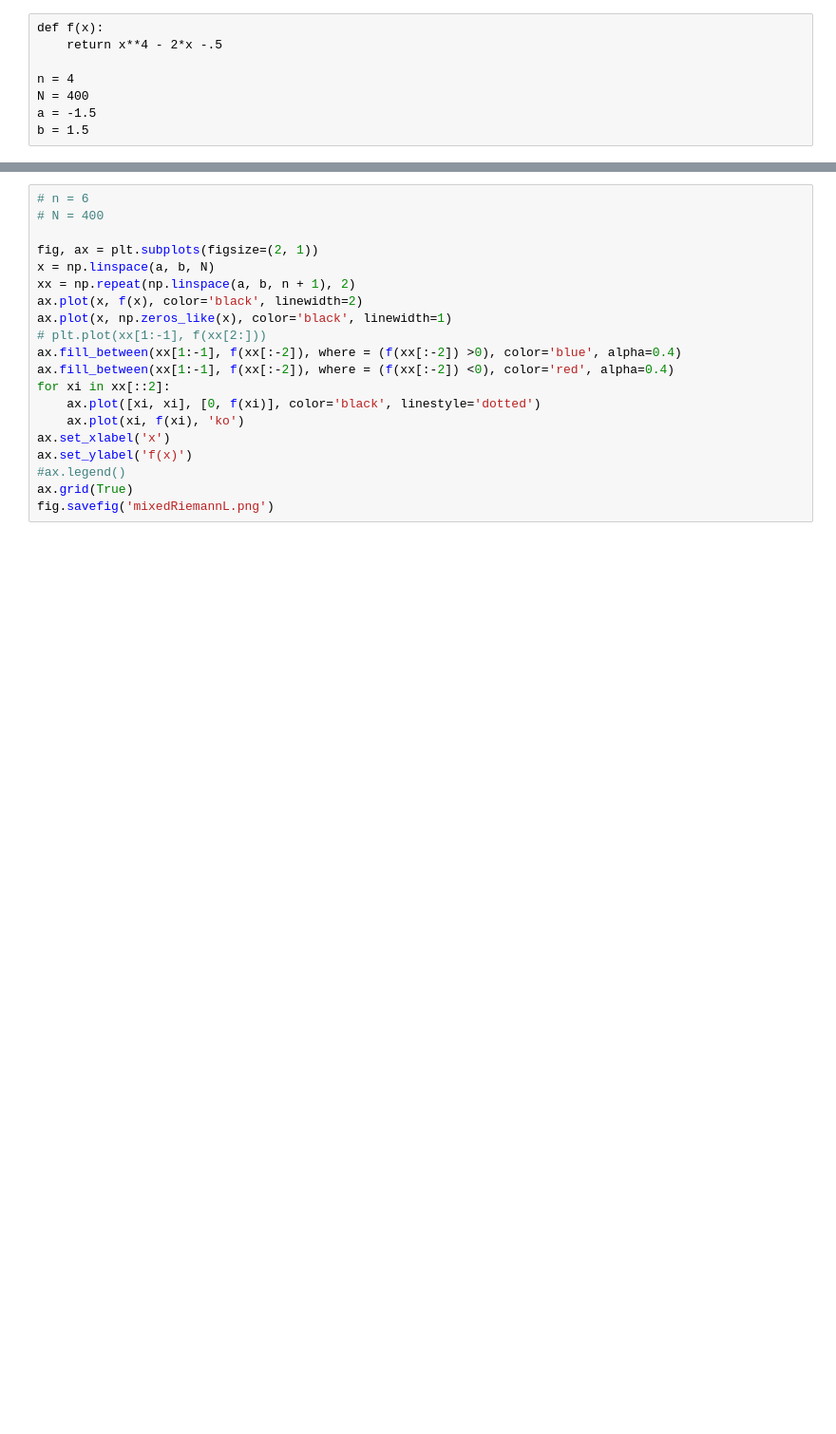
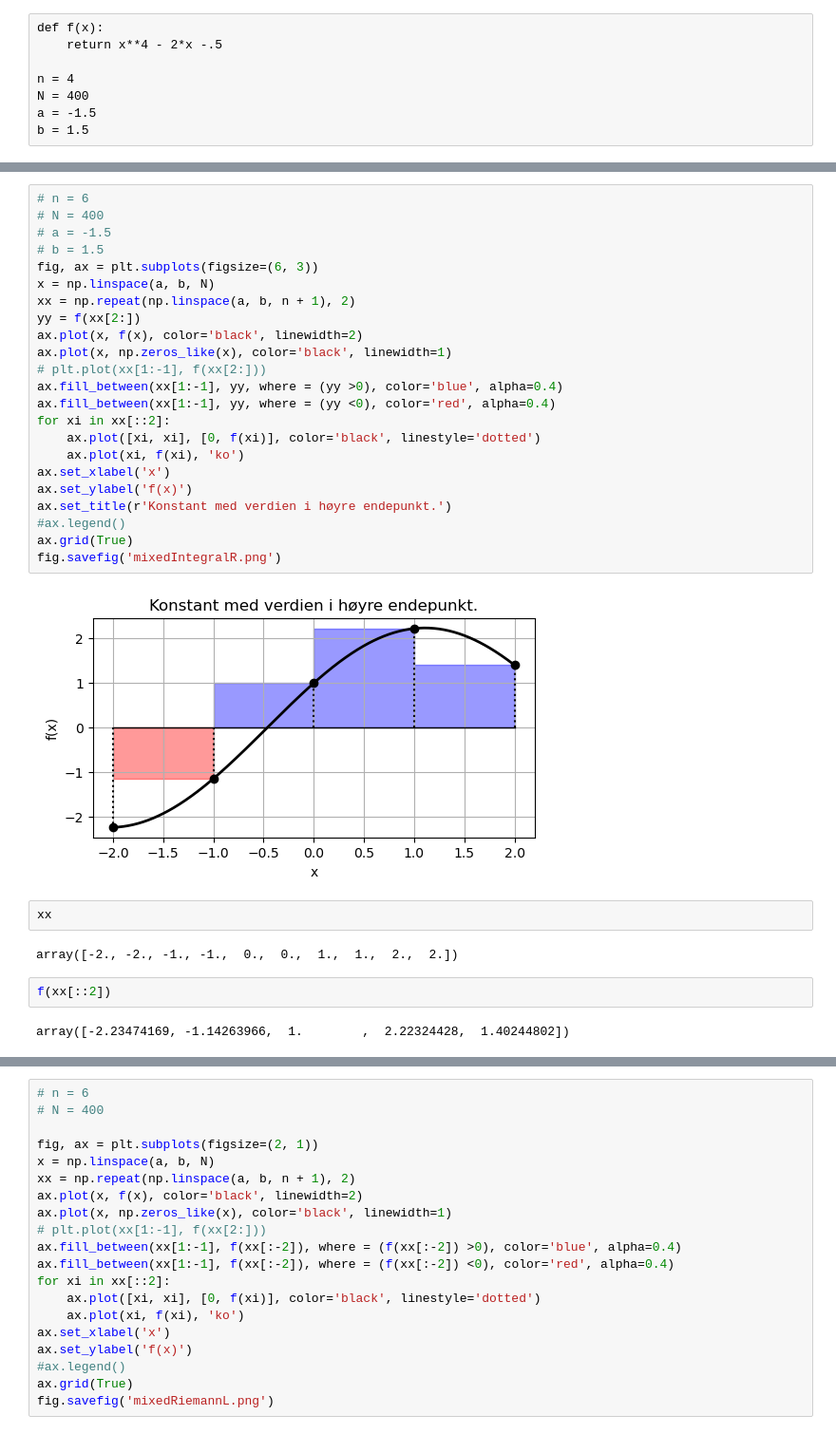
Before and after one commit to mbr085/V26MAT102, a Jupyter notebook: notebooks/uke4/Integraler.ipynb, the cells around one changed output, grey strips where cells are left out. Shown at 95% size. Drawn from its saved outputs; the diff is of its cells as text; blank space fills up the shorter version.

```diff
--- a/notebooks/uke4/Integraler.ipynb
+++ b/notebooks/uke4/Integraler.ipynb
@@ -42,0 +94,33 @@ fig.savefig('mixedRiemannR.png')
+# %%
+# n = 6
+# N = 400
+# a = -1.5
+# b = 1.5
+fig, ax = plt.subplots(figsize=(6, 3))
+x = np.linspace(a, b, N)
+xx = np.repeat(np.linspace(a, b, n + 1), 2)
+yy = f(xx[2:])
+ax.plot(x, f(x), color='black', linewidth=2)
+ax.plot(x, np.zeros_like(x), color='black', linewidth=1)
+# plt.plot(xx[1:-1], f(xx[2:]))
+ax.fill_between(xx[1:-1], yy, where = (yy >0), color='blue', alpha=0.4)
+ax.fill_between(xx[1:-1], yy, where = (yy <0), color='red', alpha=0.4)
+for xi in xx[::2]:
+    ax.plot([xi, xi], [0, f(xi)], color='black', linestyle='dotted')
+    ax.plot(xi, f(xi), 'ko')
+ax.set_xlabel('x')
+ax.set_ylabel('f(x)')
+ax.set_title(r'Konstant med verdien i høyre endepunkt.')
+#ax.legend()
+ax.grid(True)
+fig.savefig('mixedIntegralR.png')
+# %% [output]
+[figure, added]
+# %%
+xx
+# %% [output]
+array([-2., -2., -1., -1.,  0.,  0.,  1.,  1.,  2.,  2.])
+# %%
+f(xx[::2])
+# %% [output]
+array([-2.23474169, -1.14263966,  1.        ,  2.22324428,  1.40244802])
```
Also changed, not shown: parts of 6 cells of this notebook, 21 other files.
